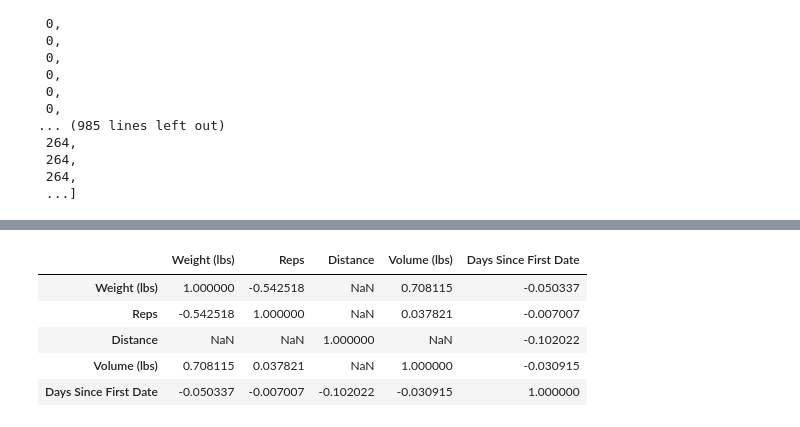
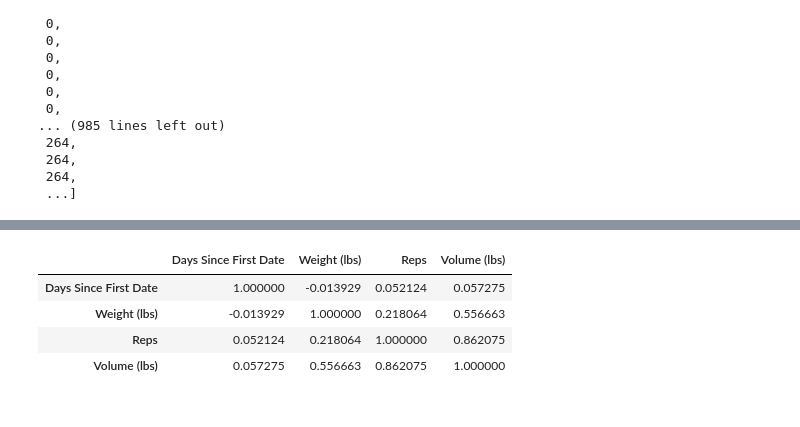
Before and after one commit to moferg/fitness-tracker, a Jupyter notebook: testing/fitnotes_test.ipynb, the cells around one changed output, grey strips where cells are left out. Cells and saved outputs as stored; diff of their text form; code cells hidden in the pictures.

Commit message:
added Days Since First Date to df, created correlation matrix

```diff
--- a/testing/fitnotes_test.ipynb
+++ b/testing/fitnotes_test.ipynb
@@ -226,0 +347,6 @@ df.tail()
+# %%
+days_since_first_int = []
+for day in days_since_first_td:
+    days_since_first_int.append(day.days)
+
+days_since_first_int
@@ -226,0 +371,4 @@ df.tail()
+# %%
+df_bench_press['Days Since First Date'] = days_since_first_int
+
+df_bench_press.head()
@@ -226,0 +382,4 @@ df.tail()
+# %%
+df_bench_group_date = df_bench_press.groupby(['Date', 'Days Since First Date'])[['Weight (lbs)', 'Reps', 'Volume (lbs)']].sum()
+
+df_bench_group_date
@@ -226,0 +405,4 @@ df.tail()
+# %%
+df_bench_group_date = df_bench_group_date.reset_index()
+
+df_bench_group_date
@@ -227,9 +427,8 @@ df.tail()
 # %%
-df.corr()
+df_bench_group_date.corr()
 # %% [output]
-|  | Weight (lbs) | Reps | Distance | Volume (lbs) | Days Since First Date |
-| Weight (lbs) | 1.000000 | -0.542518 | NaN | 0.708115 | -0.050337 |
-| Reps | -0.542518 | 1.000000 | NaN | 0.037821 | -0.007007 |
-| Distance | NaN | NaN | 1.000000 | NaN | -0.102022 |
-| Volume (lbs) | 0.708115 | 0.037821 | NaN | 1.000000 | -0.030915 |
-| Days Since First Date | -0.050337 | -0.007007 | -0.102022 | -0.030915 | 1.000000 |
+|  | Days Since First Date | Weight (lbs) | Reps | Volume (lbs) |
+| Days Since First Date | 1.000000 | -0.013929 | 0.052124 | 0.057275 |
+| Weight (lbs) | -0.013929 | 1.000000 | 0.218064 | 0.556663 |
+| Reps | 0.052124 | 0.218064 | 1.000000 | 0.862075 |
+| Volume (lbs) | 0.057275 | 0.556663 | 0.862075 | 1.000000 |
```
Also changed, not shown: parts of 15 cells of this notebook.
